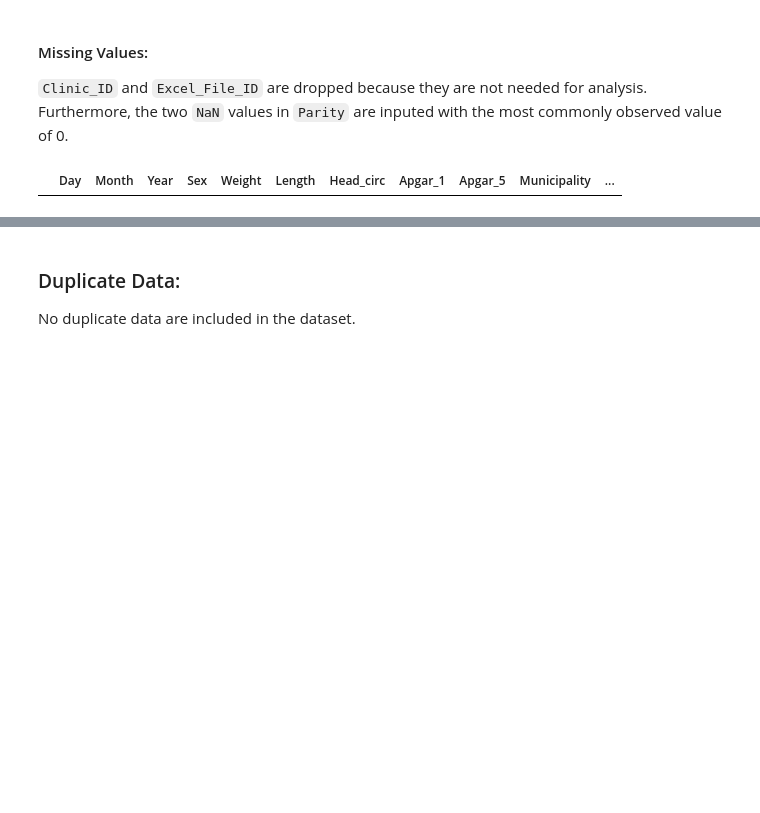
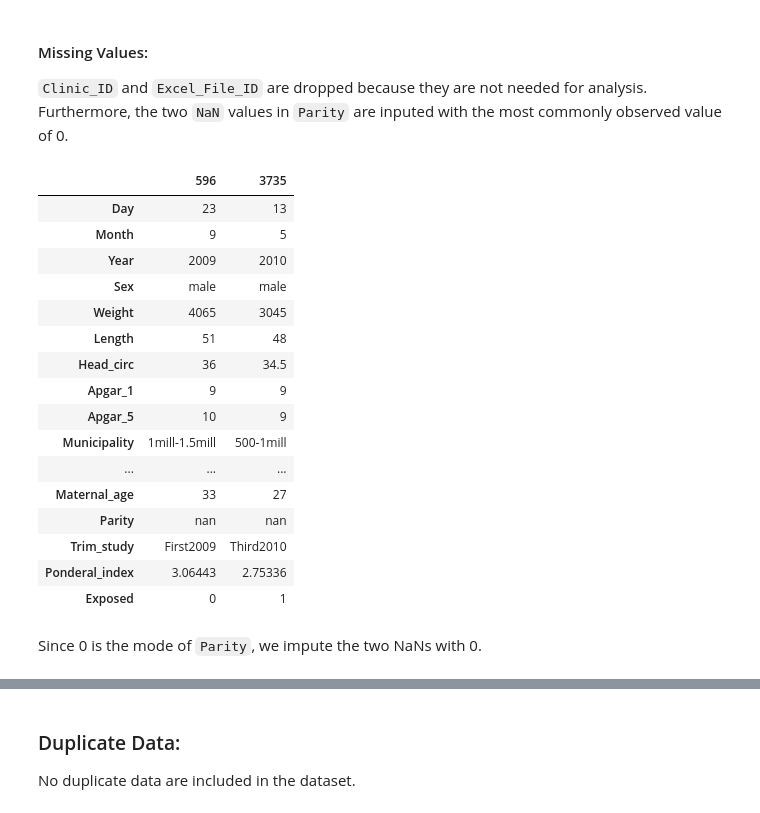
Before and after one commit to ShonTM/DataMiningProject1, a Jupyter notebook: MSDS Data Mining Project 1.ipynb, the cells around one changed output, grey strips where cells are left out. Saved outputs shown, nothing was run; the diff lists cells and outputs as text; code cells hidden in the pictures; blank space fills up the shorter version.

```diff
--- a/MSDS Data Mining Project 1.ipynb
+++ b/MSDS Data Mining Project 1.ipynb
@@ -88,7 +93,25 @@ df.drop('Clinic_ID', axis=1, inplace=True, errors='ignore')
 df.drop('Excel_File_ID', axis=1, inplace=True, errors='ignore')
 # %%
 #identify records with missing values
-display(df.iloc[df['Parity'].isna().get_values(),:] \
+display(df.iloc[df['Parity'].isna().get_values(),:].transpose() \
            .style.highlight_null(null_color='red'))
 # %% [output]
-|  | Day | Month | Year | Sex | Weight | Length | Head_circ | Apgar_1 | Apgar_5 | Municipality | ... |
+|  | 596 | 3735 |
+| Day | 23 | 13 |
+| Month | 9 | 5 |
+| Year | 2009 | 2010 |
+| Sex | male | male |
+| Weight | 4065 | 3045 |
+| Length | 51 | 48 |
+| Head_circ | 36 | 34.5 |
+| Apgar_1 | 9 | 9 |
+| Apgar_5 | 10 | 9 |
+| Municipality | 1mill-1.5mill | 500-1mill |
+| ... | ... | ... |
+| Maternal_age | 33 | 27 |
+| Parity | nan | nan |
+| Trim_study | First2009 | Third2010 |
+| Ponderal_index | 3.06443 | 2.75336 |
+| Exposed | 0 | 1 |
+# %% [markdown]
+Since 0 is the mode of `Parity`, we impute the two NaNs with 0.
```
Also changed, not shown: parts of 18 cells of this notebook, 1 other file.
